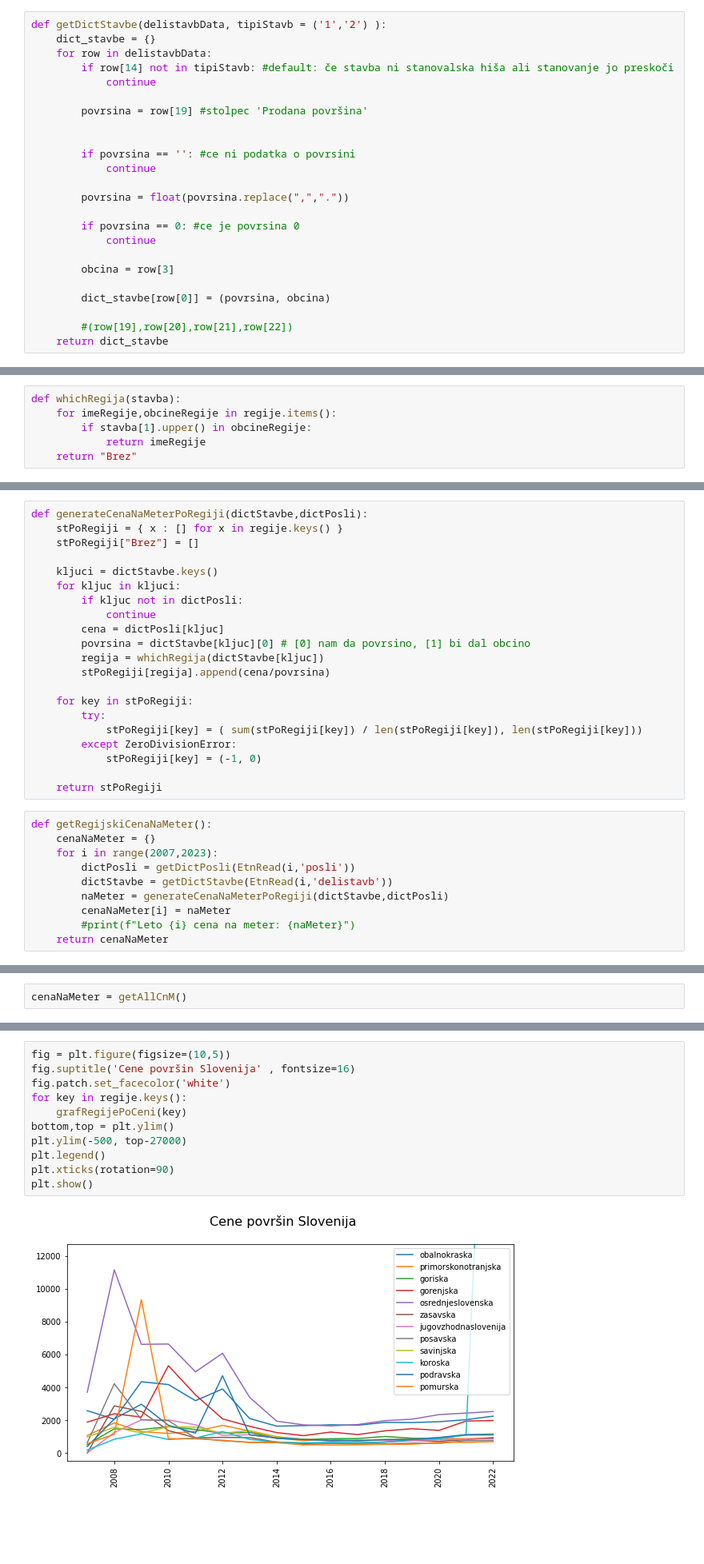
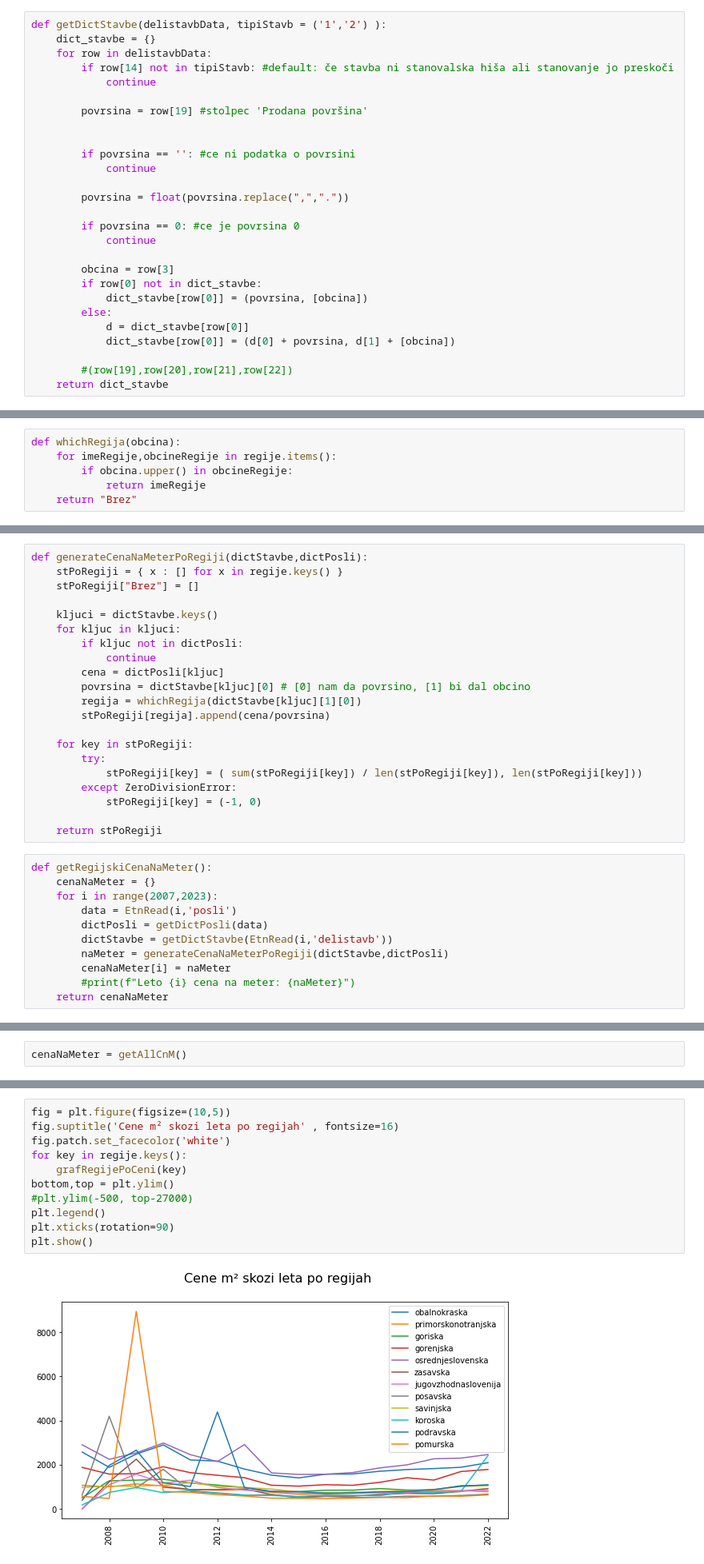
Before and after one commit to DocChinchillin/PR22RSMCLK, a Jupyter notebook: projektna.ipynb, the cells around one changed output, grey strips where cells are left out. Shown: that part at 80% size. Drawn from its saved outputs; the diff is of its cells as text; blank space fills up the shorter version.

```diff
--- a/projektna.ipynb
+++ b/projektna.ipynb
@@ -244,8 +227,11 @@ def getDictStavbe(delistavbData, tipiStavb = ('1','2') ):
             continue
 
         obcina = row[3]
-
-        dict_stavbe[row[0]] = (povrsina, obcina)
+        if row[0] not in dict_stavbe:
+            dict_stavbe[row[0]] = (povrsina, [obcina])
+        else:
+            d = dict_stavbe[row[0]]
+            dict_stavbe[row[0]] = (d[0] + povrsina, d[1] + [obcina])
 
         #(row[19],row[20],row[21],row[22])
     return dict_stavbe
@@ -272,8 +258,8 @@ def getAllCnM(): #get all cena na meter
         #print(f"Leto {i} cena na meter: {naMeter[0]} z stevilom meritev: {naMeter[1]}")
     return cenaNaMeter
 # %%
-def whichRegija(stavba):
+def whichRegija(obcina):
     for imeRegije,obcineRegije in regije.items():
-        if stavba[1].upper() in obcineRegije:
+        if obcina.upper() in obcineRegije:
             return imeRegije
     return "Brez"
@@ -288,7 +281,7 @@ def generateCenaNaMeterPoRegiji(dictStavbe,dictPosli):
             continue
         cena = dictPosli[kljuc]
         povrsina = dictStavbe[kljuc][0] # [0] nam da povrsino, [1] bi dal obcino
-        regija = whichRegija(dictStavbe[kljuc])
+        regija = whichRegija(dictStavbe[kljuc][1][0])
         stPoRegiji[regija].append(cena/povrsina)
 
     for key in stPoRegiji:
@@ -302,7 +295,8 @@ def generateCenaNaMeterPoRegiji(dictStavbe,dictPosli):
 def getRegijskiCenaNaMeter():
     cenaNaMeter = {}
     for i in range(2007,2023):
-        dictPosli = getDictPosli(EtnRead(i,'posli'))
+        data = EtnRead(i,'posli')
+        dictPosli = getDictPosli(data)
         dictStavbe = getDictStavbe(EtnRead(i,'delistavb'))
         naMeter = generateCenaNaMeterPoRegiji(dictStavbe,dictPosli)
         cenaNaMeter[i] = naMeter
@@ -519,17 +529,17 @@ def grafRegijePoCeni(regija):
     plt.plot(leta,cene, label=regija)
 # %%
 fig = plt.figure(figsize=(10,5))
-fig.suptitle('Cene površin Slovenija' , fontsize=16)
+fig.suptitle('Cene m² skozi leta po regijah' , fontsize=16)
 fig.patch.set_facecolor('white')
 for key in regije.keys():
     grafRegijePoCeni(key)
 bottom,top = plt.ylim()
-plt.ylim(-500, top-27000)
+#plt.ylim(-500, top-27000)
 plt.legend()
 plt.xticks(rotation=90)
 plt.show()
 # %% [output]
-[figure, old version]
+[figure, new version]
 # %%
 # preverjanje zakaj ima koroska regija tako visoko ceno za leto 2021
 
```
Also changed, not shown: parts of 22 cells of this notebook.
